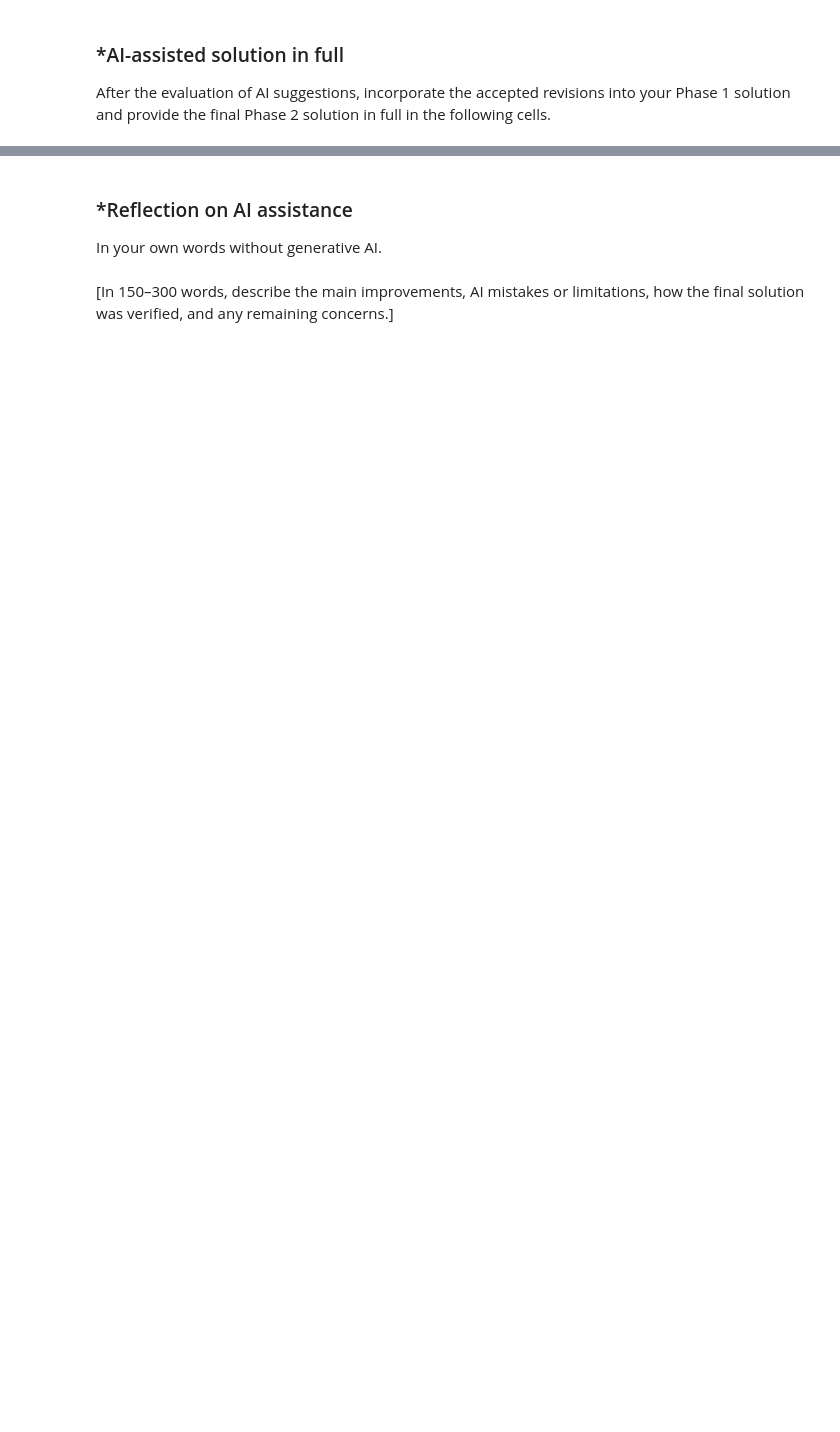
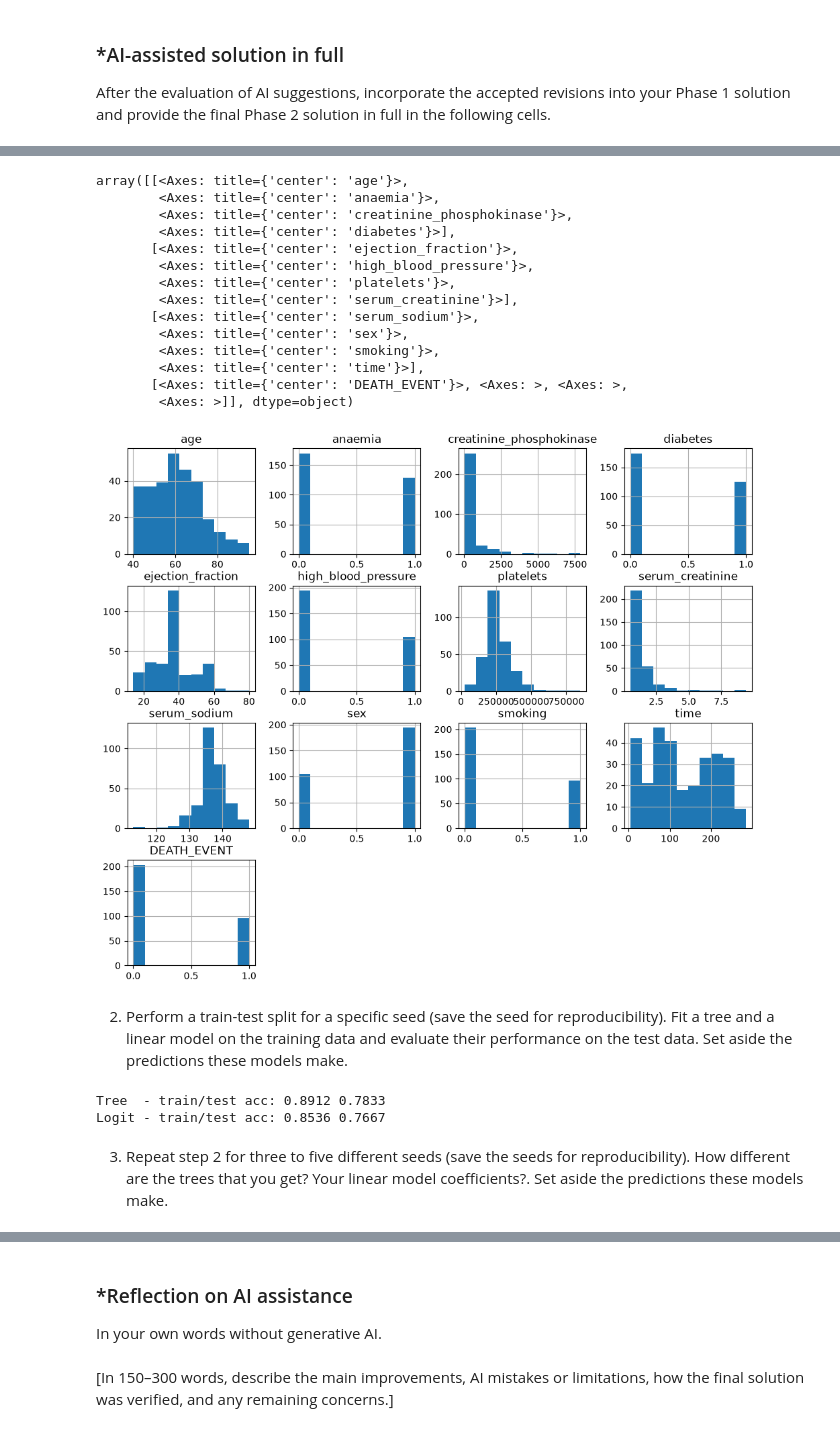
Before and after one commit to ran3ds-creator/L03-tree-stability, a Jupyter notebook: notebook.ipynb, the cells around one changed output, grey strips where cells are left out. Cells and saved outputs as stored; diff of their text form; code cells hidden in the pictures; blank space fills up the shorter version.

```diff
--- a/notebook.ipynb
+++ b/notebook.ipynb
@@ -386,0 +402,14 @@ After the evaluation of AI suggestions, incorporate the accepted revisions into
+# %%
+import pandas as pd
+
+
+df = pd.read_csv("data/heart_failure/heart_failure_clinical_records_dataset.csv")
+print("Shape:", df.shape)
+print(df.isna().sum())
+print("Data types", df.dtypes)
+df = df.dropna()
+df.head()
+# The dataset has 299 rows and 13 columns with 0 missing values in any column.
+# The variables are numeric (int64 or float64)
+#The binary columns  like anaemia, diabetes, sex, and smoking are coded binary 0 or 1.
+#made sure with the dropna
@@ -386,0 +440,57 @@ After the evaluation of AI suggestions, incorporate the accepted revisions into
+# %%
+df.hist(figsize=(12, 10))
+#for fun just wanted to see)
+# %% [output]
+array([[<Axes: title={'center': 'age'}>,
+        <Axes: title={'center': 'anaemia'}>,
+        <Axes: title={'center': 'creatinine_phosphokinase'}>,
+        <Axes: title={'center': 'diabetes'}>],
+       [<Axes: title={'center': 'ejection_fraction'}>,
+        <Axes: title={'center': 'high_blood_pressure'}>,
+        <Axes: title={'center': 'platelets'}>,
+        <Axes: title={'center': 'serum_creatinine'}>],
+       [<Axes: title={'center': 'serum_sodium'}>,
+        <Axes: title={'center': 'sex'}>,
+        <Axes: title={'center': 'smoking'}>,
+        <Axes: title={'center': 'time'}>],
+       [<Axes: title={'center': 'DEATH_EVENT'}>, <Axes: >, <Axes: >,
+        <Axes: >]], dtype=object)
+[figure, added]
+# %% [markdown]
+2. Perform a train-test split for a specific seed (save the seed for reproducibility). Fit a tree and a linear model on the training data and evaluate their performance on the test data. Set aside the predictions these models make.
+# %%
+from sklearn.model_selection import train_test_split
+from sklearn.preprocessing import MinMaxScaler
+
+from sklearn.tree import DecisionTreeClassifier
+from sklearn.metrics import accuracy_score
+
+
+from sklearn.linear_model import LogisticRegression
+
+BASE_SEED = 100
+ALT_SEEDS = [101, 102, 103, 104]
+
+eval_x_raw = df.drop(columns=['DEATH_EVENT'])
+eval_y = df['DEATH_EVENT']
+
+x_train_raw, x_test_raw, y_train, y_test = train_test_split(
+    eval_x_raw, eval_y, test_size=0.20, random_state=BASE_SEED
+)
+
+scaler = MinMaxScaler()
+x_train = scaler.fit_transform(x_train_raw)
+x_test = scaler.transform(x_test_raw)
+
+tree_model = DecisionTreeClassifier(max_depth=3, random_state=BASE_SEED).fit(x_train, y_train)
+log_model = LogisticRegression(max_iter=10000).fit(x_train, y_train)
+
+print("Tree  - train/test acc:", round(tree_model.score(x_train, y_train), 4), round(tree_model.score(x_test, y_test), 4))
+print("Logit - train/test acc:", round(log_model.score(x_train, y_train), 4), round(log_model.score(x_test, y_test), 4))
+
+# predictions set aside: probabilities on the base test set
+tree_preds_base = tree_model.predict_proba(x_test)[:, 1]
+log_preds_base = log_model.predict_proba(x_test)[:, 1]
+# %% [output]
+Tree  - train/test acc: 0.8912 0.7833
+Logit - train/test acc: 0.8536 0.7667
@@ -386,0 +503,2 @@ After the evaluation of AI suggestions, incorporate the accepted revisions into
+# %% [markdown]
+3. Repeat step 2 for three to five different seeds (save the seeds for reproducibility). How different are the trees that you get? Your linear model coefficients?. Set aside the predictions these models make.
```
Also changed, not shown: parts of 28 cells of this notebook.
